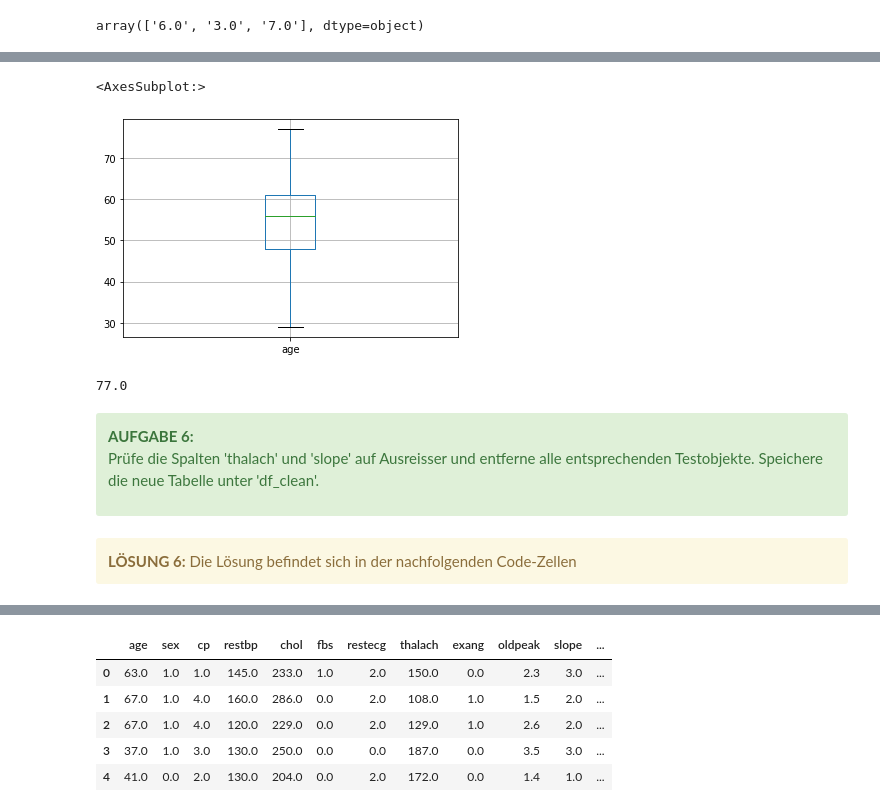
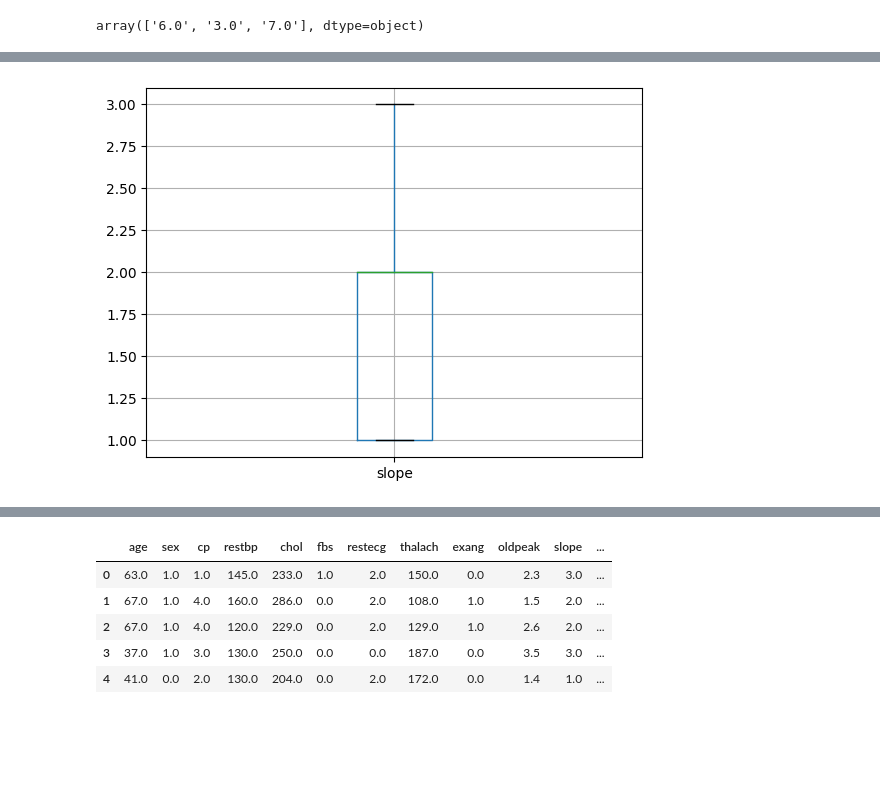
Before and after one commit to alles-grob/dc-jupyter-notebook-g, a Jupyter notebook: demo.ipynb, the cells around one changed output, grey strips where cells are left out. Saved outputs shown, nothing was run; the diff lists cells and outputs as text; code cells hidden in the pictures; blank space fills up the shorter version.

```diff
--- a/demo.ipynb
+++ b/demo.ipynb
@@ -316,15 +278,8 @@ Eine Möglichkeit Daten auf Ausreisser zu prüfen sind Boxplots. Boxplots zeigen
 
 ![alt text for screen readers](./pictures/boxplot-new.png "Beispiel Boxplot").
 # %%
-# Mit der Funktion .boxplot('Spaltenname'), können wir einen Boxplot einer spezifischen Spalte erstellen
-df_no_missing_2.boxplot('age')
+# .boxplot(Spaltenname) plottet einen Boxplot einer Tabellenspalte
+df_no_missing_2.boxplot('slope')
+plt.show()
 # %% [output]
-<AxesSubplot:>
-[figure, old version]
+[figure, new version]
-# %%
-# Wir sehen, dass es in der Spalte 'age' einen Outlier hat
-# Das entsprechende Testobjekt möchten wir entfernen
-# Die Funktionen .max() bzw .min() zeigen den grössten bzw. den kleinsten Wert einer Spalte
-df_no_missing_2['age'].max()
-# %% [output]
-77.0
@@ -335,6 +285,0 @@ df_clean_help = df_no_missing_2[df_no_missing_2['age'] != 150]
-# %% [markdown]
-<div class="alert alert-block alert-success"> <b>AUFGABE 6:</b>
-
-Prüfe die Spalten 'thalach' und 'slope' auf Ausreisser und entferne alle entsprechenden Testobjekte. Speichere die neue Tabelle unter 'df_clean'.
-
-</div>
@@ -343,2 +285,0 @@ Prüfe die Spalten 'thalach' und 'slope' auf Ausreisser und entferne alle entspr
-# %% [markdown]
-<div class="alert alert-block alert-warning"> <b>LÖSUNG 6:</b> Die Lösung befindet sich in der nachfolgenden Code-Zellen </div>
```
Also changed, not shown: parts of 136 cells of this notebook, 2 other files.
